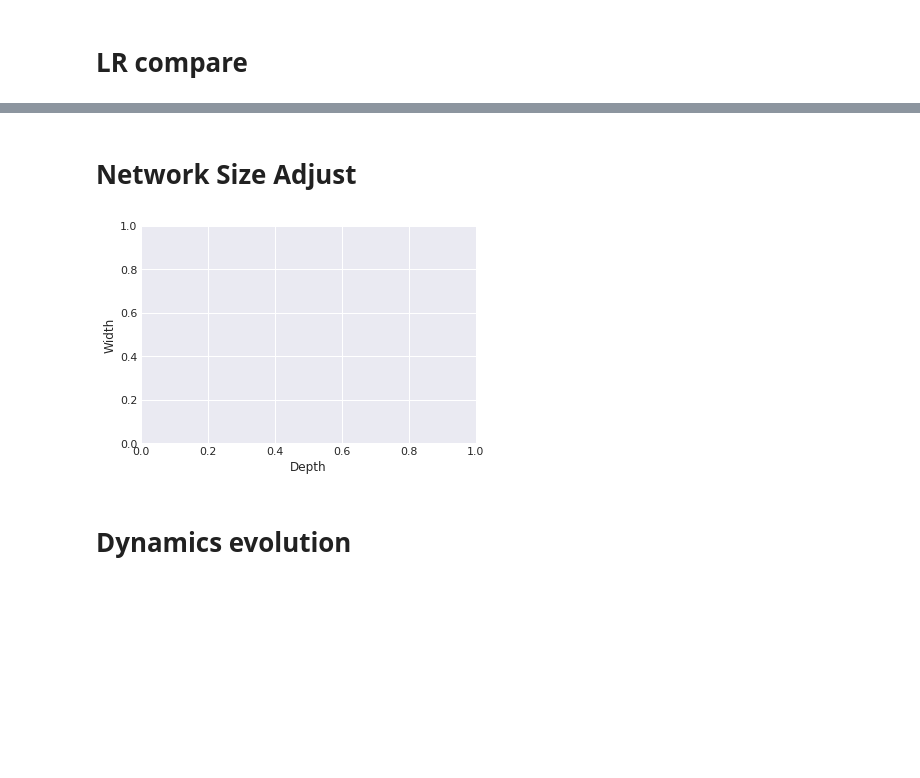
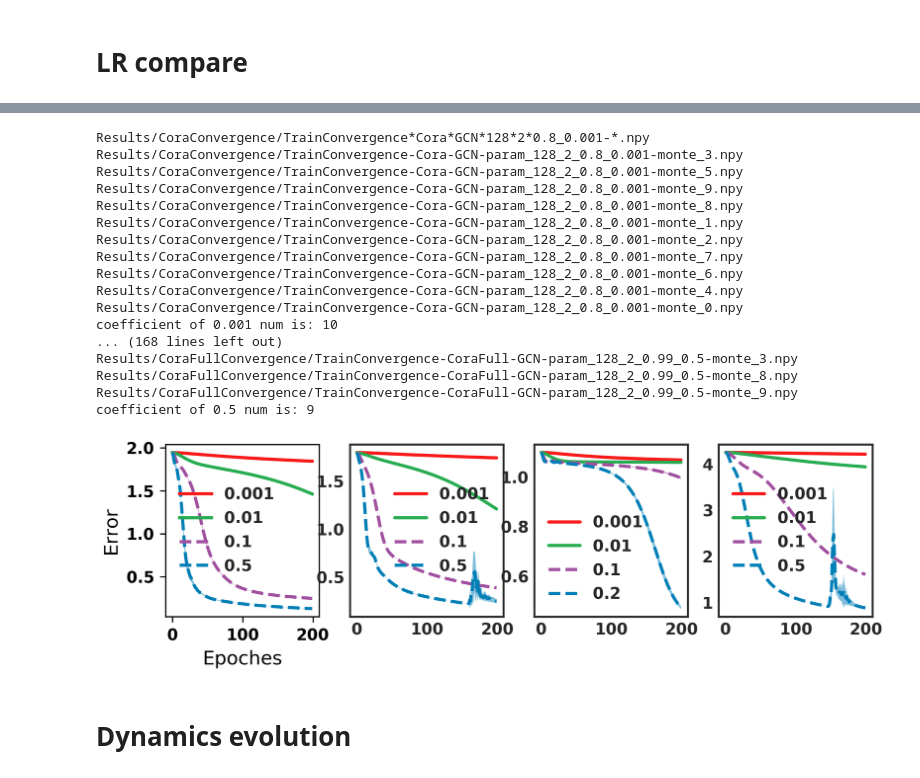
Before and after one commit to ggzhang0071/pytorch_geometric-1, a Jupyter notebook: PlotConvergenceCompare.ipynb, the cells around one changed output, grey strips where cells are left out. Cells and saved outputs as stored; diff of their text form; code cells hidden in the pictures; blank space fills up the shorter version.

```diff
--- a/PlotConvergenceCompare.ipynb
+++ b/PlotConvergenceCompare.ipynb
@@ -373,23 +327,55 @@ coefficient of 0.1 num is: 10
-# %% [markdown]
-# Network Size Adjust
-# %%
-coefficientsFirst=[1024]
-coefficientsSecond=[2]
-coefficientsThree=[0.99]
-coefficientsFour=[0.1]
-modelName="ChebConvNet"
-Prefix="NewNetworkSizeAdjust"
-dataset="ENZYMES"
-FileName="Results/"+dataset+"Convergence/"
-file_constraited=FileName+Prefix
-save_png_name='NewNetworkSizeAdjustCompare_{}-{}.png'.format(dataset,modelName)
-start_plot=0
-epochs=200
-args=[3,4,5]
-from PlotNetworkContraction import PlotNetworkContractionNpy
-PlotNetworkContractionNpy(dataset,modelName,file_constraited,coefficientsFirst,coefficientsSecond,coefficientsThree,coefficientsFour,save_png_name,start_plot,epochs,*args)
-# %% [output]
-[figure, removed]
+# %%
+import matplotlib.pyplot as plt
+from PlotMonteCalorsConvergence import PlotMonteCalorsTimesConvergenceNpy
+
+coefficientsFirst=[128]
+coefficientsSecond=[2]
+coefficientsThree=[0.8]
+coefficientsFour=[0.001, 0.01,0.1,0.2,0]
+modelName="GCN"
+Prefix="TrainConvergence"
+dataset="Pubmed"
+datasets=["Cora","Citeseer",'Pubmed','CoraFull']
+start_plot=0
+epochs=200
+plt.figure(figsize=(8,2),dpi=300)
+for i, dataset in enumerate(datasets):
+    plt.subplot(1,4,i+1)
+    if i==0:
+        coefficientsFour=[0.001, 0.01,0.1,0.5]
+        plt.xlabel('Epoches', fontsize=12)
+        plt.ylabel('Error', fontsize=12)
+    if i==2:
+        coefficientsFour=[0.001, 0.01,0.1,0.2]
+    if i==3:
+        coefficientsFour=[0.001, 0.01,0.1,0.5]
+        coefficientsThree=[0.99]
+
+    args=coefficientsFour
+    FileName="Results/"+dataset+"Convergence/"
+    file_constraited=FileName+Prefix
+    PlotMonteCalorsTimesConvergenceNpy(dataset,modelName,file_constraited,coefficientsFirst,coefficientsSecond,coefficientsThree,coefficientsFour,start_plot,epochs,*args)
+
+save_png_name='LRCompare-{}.png'.format(dataset,modelName)
+# %% [output]
+Results/CoraConvergence/TrainConvergence*Cora*GCN*128*2*0.8_0.001-*.npy
+Results/CoraConvergence/TrainConvergence-Cora-GCN-param_128_2_0.8_0.001-monte_3.npy
+Results/CoraConvergence/TrainConvergence-Cora-GCN-param_128_2_0.8_0.001-monte_5.npy
+Results/CoraConvergence/TrainConvergence-Cora-GCN-param_128_2_0.8_0.001-monte_9.npy
+Results/CoraConvergence/TrainConvergence-Cora-GCN-param_128_2_0.8_0.001-monte_8.npy
+Results/CoraConvergence/TrainConvergence-Cora-GCN-param_128_2_0.8_0.001-monte_1.npy
+Results/CoraConvergence/TrainConvergence-Cora-GCN-param_128_2_0.8_0.001-monte_2.npy
+Results/CoraConvergence/TrainConvergence-Cora-GCN-param_128_2_0.8_0.001-monte_7.npy
+Results/CoraConvergence/TrainConvergence-Cora-GCN-param_128_2_0.8_0.001-monte_6.npy
+Results/CoraConvergence/TrainConvergence-Cora-GCN-param_128_2_0.8_0.001-monte_4.npy
+Results/CoraConvergence/TrainConvergence-Cora-GCN-param_128_2_0.8_0.001-monte_0.npy
+coefficient of 0.001 num is: 10
+... (168 lines left out)
+Results/CoraFullConvergence/TrainConvergence-CoraFull-GCN-param_128_2_0.99_0.5-monte_3.npy
+Results/CoraFullConvergence/TrainConvergence-CoraFull-GCN-param_128_2_0.99_0.5-monte_8.npy
+Results/CoraFullConvergence/TrainConvergence-CoraFull-GCN-param_128_2_0.99_0.5-monte_9.npy
+coefficient of 0.5 num is: 9
+[figure, added]
 # %% [markdown]
 # Dynamics evolution
 # %%
```
Also changed, not shown: parts of 29 cells of this notebook, 2 other files.
